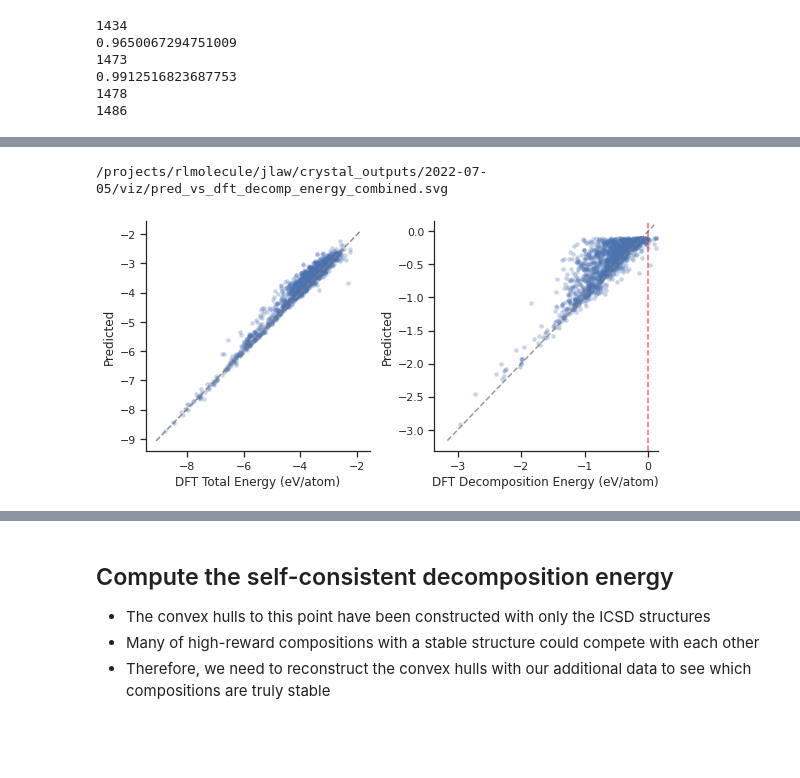
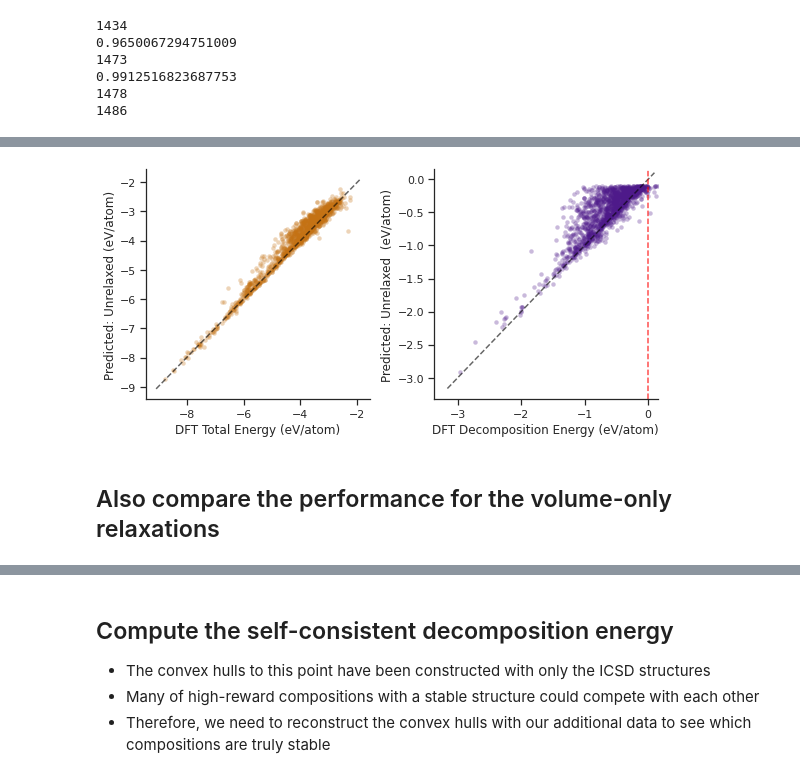
Before and after one commit to NREL/rlmolecule, a Jupyter notebook: examples/crystal_energy/notebooks/20220712_decomp_energy_vs_relaxed.ipynb, the cells around one changed output, grey strips where cells are left out. Drawn from its saved outputs; the diff is of its cells as text; code cells hidden in the pictures; blank space fills up the shorter version.

Commit message:
Add volume-only relaxation

```diff
--- a/examples/crystal_energy/notebooks/20220712_decomp_energy_vs_relaxed.ipynb
+++ b/examples/crystal_energy/notebooks/20220712_decomp_energy_vs_relaxed.ipynb
@@ -249,25 +249,30 @@ f, (ax2, ax1) = plt.subplots(ncols=2, figsize=(8,4))
 ax1 = df.plot.scatter(ax=ax1,
                 x='decomp_energy', y='predicted_decomp',
                 alpha=0.3, s=20, linewidth=0,
+                      color="#4e1a8a",  # purple
+                      # color="#c47214",  # orange
 )
 # ax1.plot([-1,0], [-1,0], ls='--', c='gray')
 ax1.plot((ax1.get_xlim()[0], 0.1),
          (ax1.get_xlim()[0], 0.1),
-         ls='--', c='gray', alpha=0.8)
+         ls='--', c='black', alpha=0.6)
 ax1.set_ylim(ymin=ax1.get_ylim()[0], ymax=0.15)
 ax1.set_xlim(xmin=ax1.get_xlim()[0], xmax=0.15)
-ax1.axvline(0, ls='--', c='red', alpha=0.6)
+ax1.axvline(0, ls='--', c='red', alpha=0.7)
 ax1.set_xlabel("DFT Decomposition Energy (eV/atom)")
-ax1.set_ylabel("Predicted")
+ax1.set_ylabel("Predicted: Unrelaxed  (eV/atom)")
 # ax1.set_title("Decomposition Energy (eV/atom)", fontsize=16)
 
 df.plot.scatter(x="energyperatom", y="predicted_energy", ax=ax2,
                 alpha=0.3, s=20, linewidth=0,
+                color="#c47214",  # orange
+                #color="#08a31f", # green
                )
 # ax2.plot([-8,-3], [-8,-3], ls='--', c='gray')
-ax2.plot(ax2.get_xlim(), ax2.get_xlim(), ls='--', c='gray', alpha=0.9)
+ax2.plot(ax2.get_xlim(), ax2.get_xlim(),
+         ls='--', c='black', alpha=0.6)
 ax2.set_xlabel("DFT Total Energy (eV/atom)")
-ax2.set_ylabel("Predicted")
+ax2.set_ylabel("Predicted: Unrelaxed (eV/atom)")
 # ax2.set_title("Total Energy (eV/atom)", fontsize=16)
 # mae = (df['energyperatom'] - df["predicted_energy"]).abs().mean()
 # ax2.text(1, 0.025, f'MAE: {mae*1000:.0f} meV/atom ',
@@ -291,2 +295,3 @@ WARNING:matplotlib.axes._axes:*c* argument looks like a single numeric RGB or RG
-/projects/rlmolecule/jlaw/crystal_outputs/2022-07-05/viz/pred_vs_dft_decomp_energy_combined.svg
-[figure, old version]
+[figure, new version]
+# %% [markdown]
+## Also compare the performance for the volume-only relaxations
```
Also changed, not shown: parts of 6 cells of this notebook.
